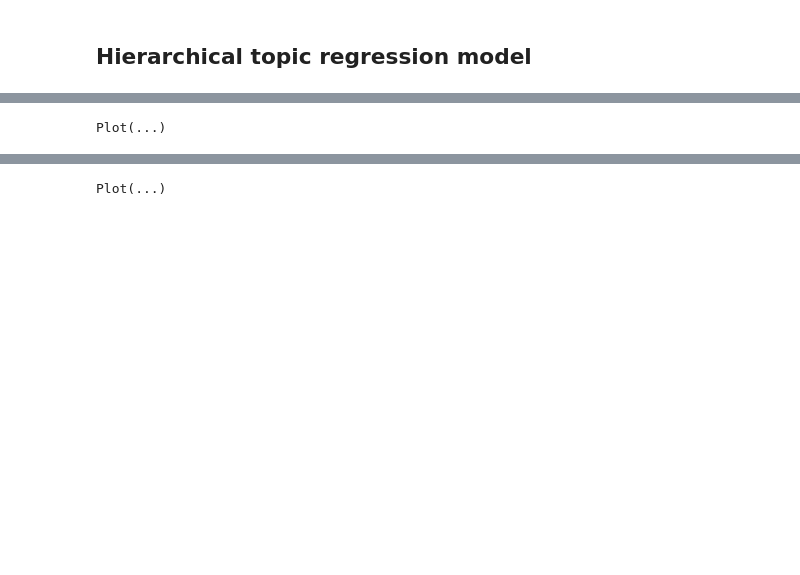
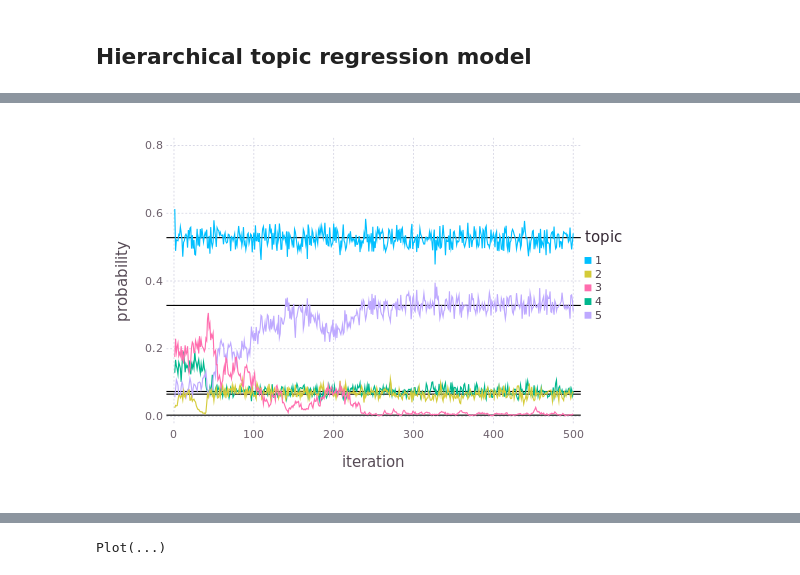
Before and after one commit to thewart/LogisticTopicRegression, a Jupyter notebook: Notebooks/HierarchicalMixtureRegression.ipynb, the cells around one changed output, grey strips where cells are left out. Saved outputs shown, nothing was run; the diff lists cells and outputs as text; code cells hidden in the pictures; blank space fills up the shorter version.

```diff
--- a/Notebooks/HierarchicalMixtureRegression.ipynb
+++ b/Notebooks/HierarchicalMixtureRegression.ipynb
@@ -57,10 +52,10 @@ Plot(...)
 # %%
 mudat = DataFrame(probability = mapslices(softmax,fit[:μ],1)[:],topic=repeat(map(string,1:K),outer=[ns]),
 iteration=repeat(collect(1:ns),inner=[K]));
-plot(mudat,x="iteration",y="probability",color="topic",yintercept=softmax(μ),
+plot(mudat,x="iteration",y="probability",color="topic",yintercept=nk./sum(nk),
 Geom.line,Geom.hline(color=colorant"black"))
 # %% [output]
-Plot(...)
+[figure, added]
 # %%
 warmup = 0;
 # %%
```
Also changed, not shown: parts of 12 cells of this notebook, 5 other files.
